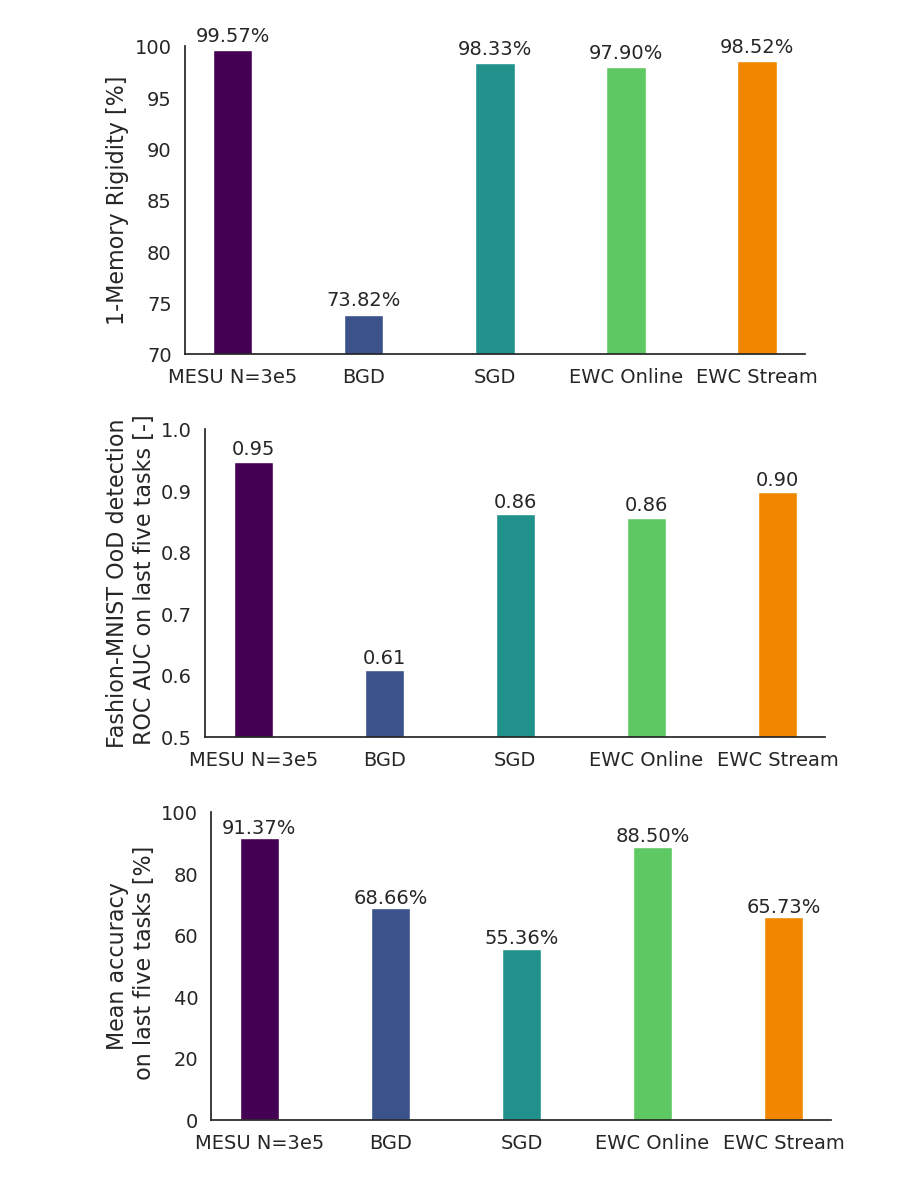
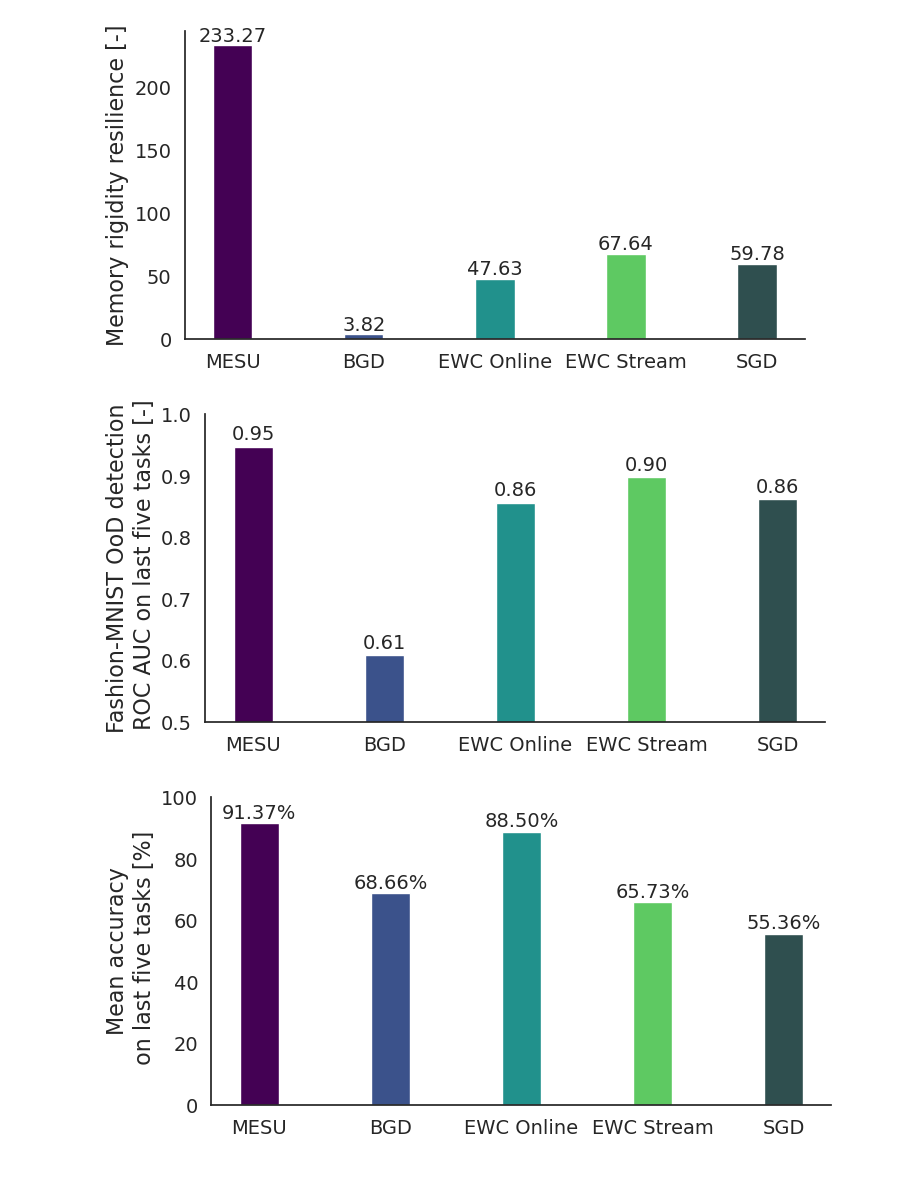
Before and after one commit to kellian-cottart/mesu-pmnist, a Jupyter notebook: figure-pmnist.ipynb, the cells around one changed output. Saved outputs shown, nothing was run; the diff lists cells and outputs as text; code cells hidden in the pictures.

```diff
--- a/figure-pmnist.ipynb
+++ b/figure-pmnist.ipynb
@@ -24,22 +24,21 @@ def find_paths(results_folder, optimizer):
     return paths
 
 # Define the optimizers
-optimizers = ["mesu", "bgd", "sgd", "sgd-online-ewc", "sgd-stream-ewc"]
+optimizers = ["mesu", "bgd", "sgd-online-ewc", "sgd-stream-ewc", "sgd"]
 
 # Find paths for each optimizer
 paths = []
 for optimizer in optimizers:
     paths.extend(find_paths(results_folder, optimizer))
 colormap = plt.cm.get_cmap("viridis", len(paths))
-# change last color to orange
 colors = [colormap(i) for i in range(len(paths))]
-colors[-1] = "#f18700"
+colors[-1] = "darkslategray"
 names = [
-    "MESU N=3e5",
+    "MESU",
     "BGD",
-    "SGD",
     "EWC Online",
     "EWC Stream",
+    "SGD",
 ]
 markers = ["D", "o", "s", "h", "^"]
 
@@ -97,19 +96,25 @@ for i, alg, name in zip(range(len(data)), data, names):
         ax=ax,
         linewidth=2,
         )
-    ax.fill_between(task_range, vanishing_plasticity_mean-vanishing_plasticity_std, vanishing_plasticity_mean+vanishing_plasticity_std, color=sns.color_palette("viridis", len(data))[i], alpha=0.3)
+    ax.fill_between(task_range,
+                    vanishing_plasticity_mean-vanishing_plasticity_std,
+                    vanishing_plasticity_mean+vanishing_plasticity_std,
+                    color=colors[i],
+                    alpha=0.3)
 ax.set_xlabel("Task [-]", fontsize=FONTSIZE)
-ax.set_ylabel("Test accuracy\n after training the task [%]", fontsize=FONTSIZE)
+ax.set_ylabel("Test accuracy\n after each task [%]", fontsize=FONTSIZE)
 ax.set_ylim(65, 100)
-ax.set_xticks(jnp.arange(n_tasks-1-window, n_tasks, window//10))
-tickslabels = jnp.arange(n_tasks-1-window, n_tasks, window//10)+1
-ax.set_xticklabels([1]+tickslabels[1:].tolist())
+tickslabels = [1, 20, 40, 60, 80, 100, 120, 140, 160, 180, 200]
+ticks = [0, 19, 39, 59, 79, 99, 119, 139, 159, 179, 199]
+ax.set_xticks(ticks)
 ax.set_xlim(n_tasks-window, n_tasks-1)
+ax.set_xticklabels(tickslabels)
 ax.tick_params(axis='both', which='major', labelsize=TICKSIZE)
 ax.spines['top'].set_visible(False)
 ax.legend(loc="lower left", fontsize=FONTSIZE, frameon=False)
 plt.xticks(fontsize=TICKSIZE)
 plt.yticks(fontsize=TICKSIZE)
+
 plt.show()
 fig.savefig(os.path.join(FOLDER, "pmnist-vanishing-plasticity-200.pdf"), bbox_inches="tight")
 fig.savefig(os.path.join(FOLDER, "pmnist-vanishing-plasticity-200.svg"), bbox_inches="tight")
@@ -213,20 +219,19 @@ plt.close()
 fig1, ax1 = plt.subplots(figsize=(8, 4))
 bar_width = 0.3
 for i, alg, name in zip(range(len(data)), data, names):
-    full_acc = alg[0][:, :, :]*100
+    full_acc = alg[0][:, :, :]
     full_acc_mean = jnp.mean(full_acc, axis=0)
     vanishing_plasticity_mean = jnp.array([full_acc_mean[k][k] for k in range(full_acc_mean.shape[0])])
-    first_bar_mean = 100 - jnp.abs((vanishing_plasticity_mean[-1] - vanishing_plasticity_mean[0]))
+    first_bar_mean = 1/jnp.abs((vanishing_plasticity_mean[-1] - vanishing_plasticity_mean[0]))
     ax1.bar(i, first_bar_mean, bar_width, label=name, color=colors[i])
-    ax1.text(i, first_bar_mean+0.5, f"{first_bar_mean:.2f}%", ha="center", va="bottom", fontsize=TICKSIZE)
+    ax1.text(i, first_bar_mean+0.05, f"{first_bar_mean:.2f}", ha="center", va="bottom", fontsize=TICKSIZE)
 ax1.set_xticks(range(len(data)))
 ax1.set_xticklabels(names)
-ax1.set_ylabel("1-Memory Rigidity [%]", fontsize=FONTSIZE)
+ax1.set_ylabel("Memory rigidity resilience [-]", fontsize=FONTSIZE)
 ax1.spines['top'].set_visible(False)
 ax1.spines['right'].set_visible(False)
+# ax1.set_ylim(0, 2.5)
 ax1.tick_params(axis='both', which='both', labelsize=TICKSIZE)
-ax1.set_ylim(70, 100)
-ax1.set_yticks(jnp.arange(70, 101, 5))
 fig1.savefig(os.path.join(FOLDER, "pmnist-bar-memory-rigidity.pdf"), bbox_inches="tight")
 fig1.savefig(os.path.join(FOLDER, "pmnist-bar-memory-rigidity.svg"), bbox_inches="tight")
 plt.show()
@@ -250,33 +255,33 @@ ax2.set_ylabel("Fashion-MNIST OoD detection\n ROC AUC on last five tasks [-]", f
 ax2.spines['top'].set_visible(False)
 ax2.spines['right'].set_visible(False)
 ax2.tick_params(axis='both', which='both', labelsize=TICKSIZE)
 ax2.set_ylim(0.5, 1)
 ax2.set_yticks(jnp.arange(0.5, 1.05, 0.1))
 fig2.savefig(os.path.join(FOLDER, "pmnist-bar-ood-detection.pdf"), bbox_inches="tight")
 fig2.savefig(os.path.join(FOLDER, "pmnist-bar-ood-detection.svg"), bbox_inches="tight")
 plt.show()
 
 # Third graph: Mean accuracy on last five tasks
 fig3, ax3 = plt.subplots(figsize=(8, 4))
 for i, alg, name in zip(range(len(data)), data, names):
     full_acc = alg[0][:, :, :]*100
     full_acc_mean = jnp.mean(full_acc, axis=0)
     continual_learning_mean = full_acc_mean[-1]
     third_bar_mean = jnp.mean(continual_learning_mean[-5:])
     ax3.bar(i, third_bar_mean, bar_width, label=name, color=colors[i])
     ax3.text(i, third_bar_mean+0.5, f"{third_bar_mean:.2f}%", ha="center", va="bottom", fontsize=TICKSIZE)
 ax3.set_xticks(range(len(data)))
 ax3.set_xticklabels(names)
 ax3.set_ylabel("Mean accuracy\n on last five tasks [%]", fontsize=FONTSIZE)
 ax3.spines['top'].set_visible(False)
 ax3.spines['right'].set_visible(False)
 ax3.tick_params(axis='both', which='both', labelsize=TICKSIZE)
 ax3.set_ylim(0, 100)
 ax3.set_yticks(jnp.arange(0, 101, 20))
 fig3.savefig(os.path.join(FOLDER, "pmnist-bar-mean-accuracy.pdf"), bbox_inches="tight")
 fig3.savefig(os.path.join(FOLDER, "pmnist-bar-mean-accuracy.svg"), bbox_inches="tight")
 plt.show()
 # %% [output]
-[figure, old version]
+[figure, new version]
-[figure, old version]
+[figure, new version]
-[figure, old version]
+[figure, new version]
```
Also changed, not shown: parts of 3 cells of this notebook, 1 other file.
